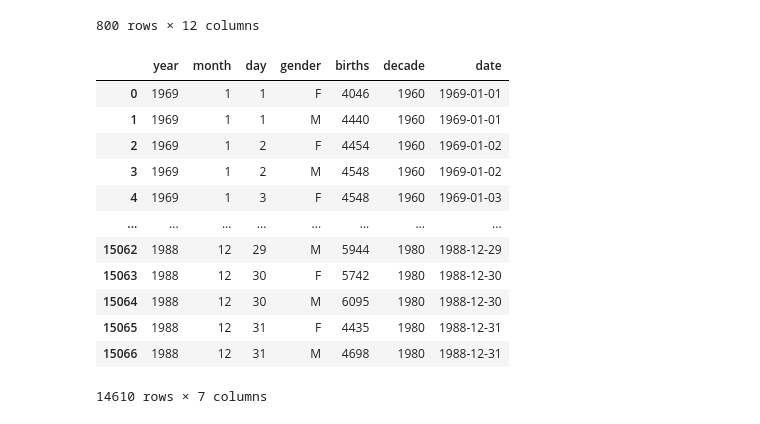
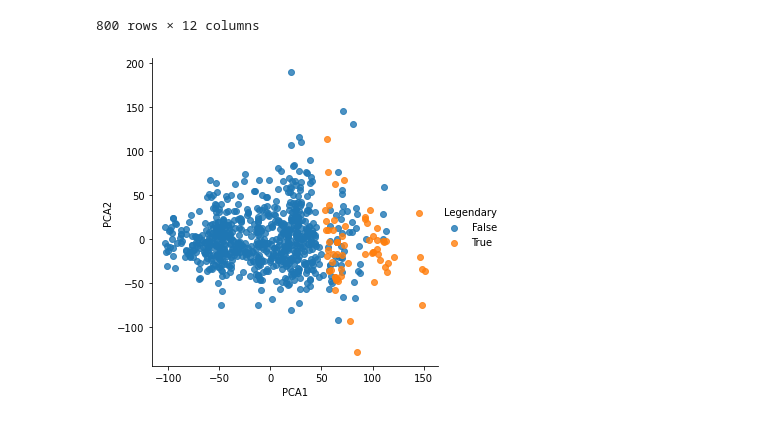
Before and after one commit to sarabheshwaran/ML-roadmap, a Jupyter notebook: pokemon.ipynb, the cells around one changed output. Saved outputs shown, nothing was run; the diff lists cells and outputs as text; code cells hidden in the pictures.

```diff
--- a/pokemon.ipynb
+++ b/pokemon.ipynb
@@ -1,8 +1,11 @@
 # %%
 import numpy as np
 import pandas as pd
-
+import seaborn as sns
 poke = pd.read_csv('pokemon.csv')
+poke.dropna()
+x = poke.iloc[:,4:-1]
+y = poke['Legendary']
 poke
 # %% [output]
 |  | # | Name | Type 1 | Type 2 | HP | Attack | Defense | Sp. Atk | Sp. Def | Speed | Generation | ... |
@@ -19,8 +22,16 @@ poke
 | 799 | 721 | Volcanion | Fire | Water | 80 | 110 | 120 | 130 | 90 | 70 | 6 | ... |
 800 rows × 12 columns
 # %%
-import datetime as dt
-dt?
+from sklearn.decomposition import PCA
+model = PCA(n_components=2)
+model.fit(x)
+X_2D = model.transform(x)
+
+poke['PCA1'] = X_2D[:, 0]
+poke['PCA2'] = X_2D[:, 1]
+sns.lmplot("PCA1", "PCA2",  data=poke,hue = 'Legendary' ,fit_reg=False);
+# %% [output]
+[figure, added]
 # %%
 import datetime as dt
 import matplotlib.pyplot as plt
@@ -40,22 +51,6 @@ sig = 0.74 * (quartiles[2] - quartiles[0])
 births = births.query('(births > @mu - 5 * @sig) & (births < @mu + 5 * @sig)')
 
 births['date'] = pd.to_datetime(10000 * births.year +100 * births.month +births.day, format='%Y%m%d')
-
-births.pivot_table()
-# %% [output]
-|  | year | month | day | gender | births | decade | date |
-| 0 | 1969 | 1 | 1 | F | 4046 | 1960 | 1969-01-01 |
-| 1 | 1969 | 1 | 1 | M | 4440 | 1960 | 1969-01-01 |
-| 2 | 1969 | 1 | 2 | F | 4454 | 1960 | 1969-01-02 |
-| 3 | 1969 | 1 | 2 | M | 4548 | 1960 | 1969-01-02 |
-| 4 | 1969 | 1 | 3 | F | 4548 | 1960 | 1969-01-03 |
-| ... | ... | ... | ... | ... | ... | ... | ... |
-| 15062 | 1988 | 12 | 29 | M | 5944 | 1980 | 1988-12-29 |
-| 15063 | 1988 | 12 | 30 | F | 5742 | 1980 | 1988-12-30 |
-| 15064 | 1988 | 12 | 30 | M | 6095 | 1980 | 1988-12-30 |
-| 15065 | 1988 | 12 | 31 | F | 4435 | 1980 | 1988-12-31 |
-| 15066 | 1988 | 12 | 31 | M | 4698 | 1980 | 1988-12-31 |
-14610 rows × 7 columns
 # %%
 quartiles = np.percentile(births['births'], [25, 50, 75])
 mu = quartiles[1]
```
Also changed, not shown: parts of 5 cells of this notebook.
